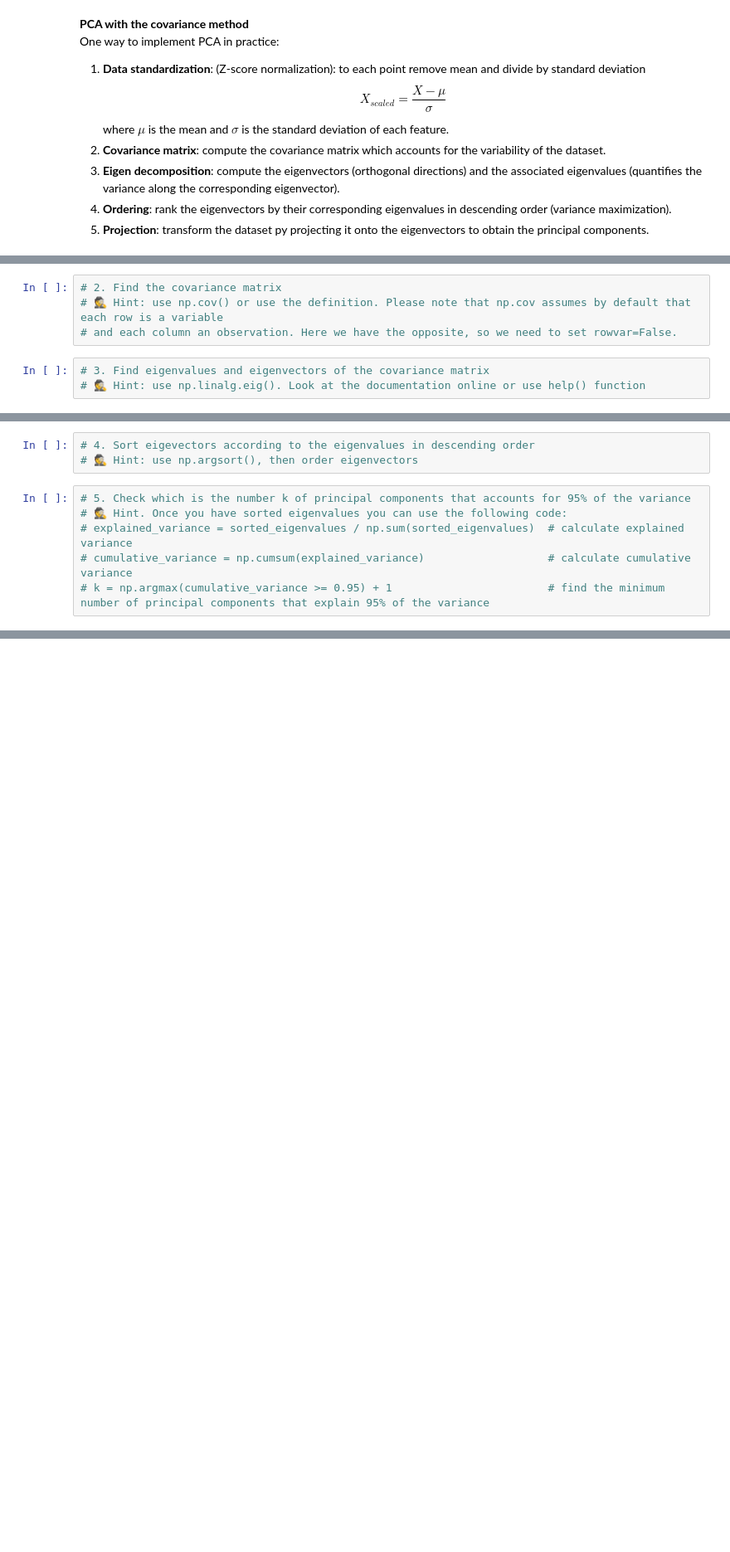
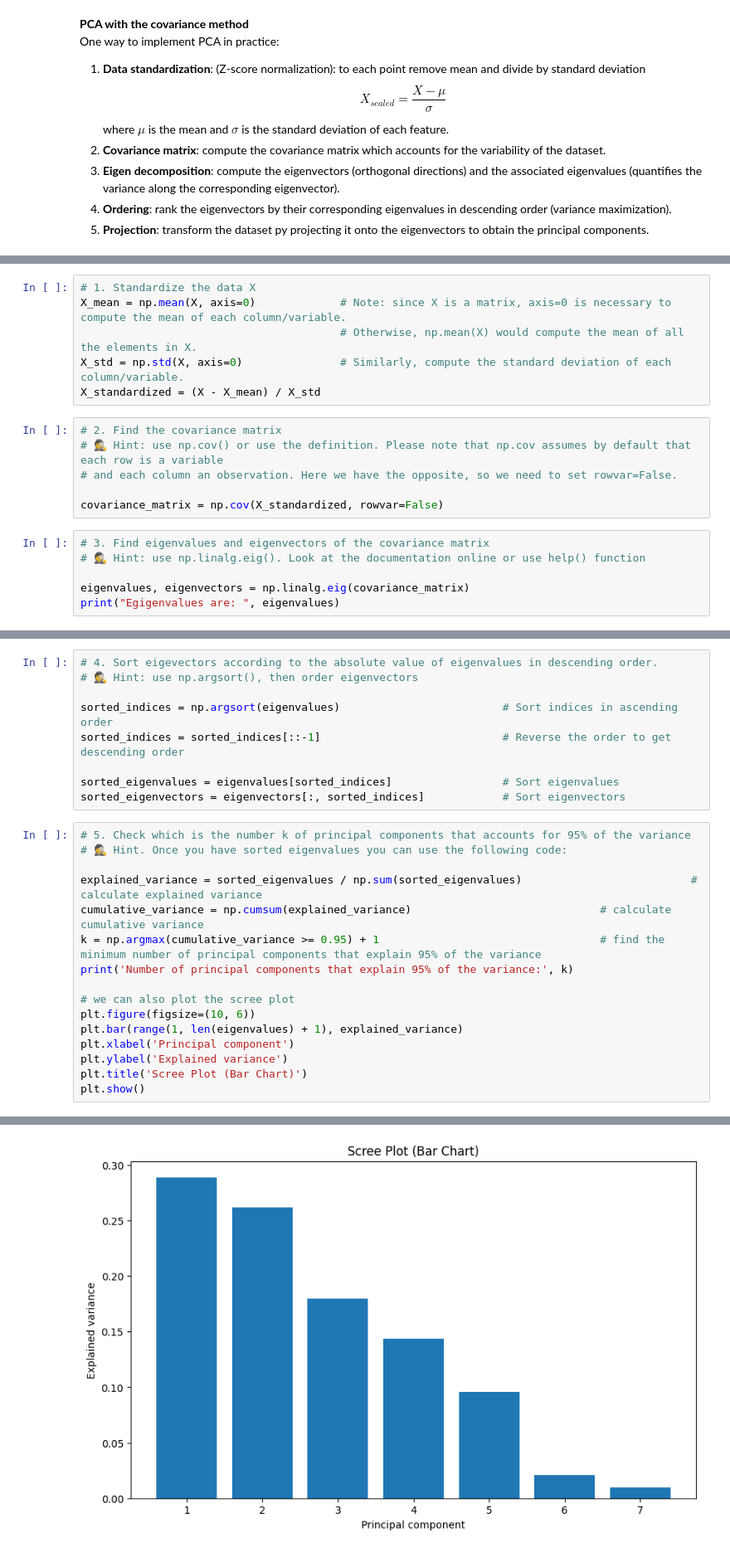
Before and after one commit to AMCO-UniPD/ML_lab_DEI_public, a Jupyter notebook: LAB1_p2_pca.ipynb, the cells around one changed output, grey strips where cells are left out. Shown: that part at 83% size. Drawn from its saved outputs; the diff is of its cells as text; blank space fills up the shorter version.

```diff
--- a/LAB1_p2_pca.ipynb
+++ b/LAB1_p2_pca.ipynb
@@ -62,7 +60,18 @@ X = cali_housing_df.drop('MedInc', axis=1)
+# %%
+# 1. Standardize the data X
+X_mean = np.mean(X, axis=0)             # Note: since X is a matrix, axis=0 is necessary to compute the mean of each column/variable.
+                                        # Otherwise, np.mean(X) would compute the mean of all the elements in X.
+X_std = np.std(X, axis=0)               # Similarly, compute the standard deviation of each column/variable.
+X_standardized = (X - X_mean) / X_std
 # %%
 # 2. Find the covariance matrix
 # 🕵 Hint: use np.cov() or use the definition. Please note that np.cov assumes by default that each row is a variable
 # and each column an observation. Here we have the opposite, so we need to set rowvar=False.
+
+covariance_matrix = np.cov(X_standardized, rowvar=False)
 # %%
 # 3. Find eigenvalues and eigenvectors of the covariance matrix
 # 🕵 Hint: use np.linalg.eig(). Look at the documentation online or use help() function
+
+eigenvalues, eigenvectors = np.linalg.eig(covariance_matrix)
+print("Egigenvalues are: ", eigenvalues)
@@ -69,9 +81,26 @@ X = cali_housing_df.drop('MedInc', axis=1)
 # %%
-# 4. Sort eigevectors according to the eigenvalues in descending order
+# 4. Sort eigevectors according to the absolute value of eigenvalues in descending order.
 # 🕵 Hint: use np.argsort(), then order eigenvectors
+
+sorted_indices = np.argsort(eigenvalues)                         # Sort indices in ascending order
+sorted_indices = sorted_indices[::-1]                            # Reverse the order to get descending order
+
+sorted_eigenvalues = eigenvalues[sorted_indices]                 # Sort eigenvalues
+sorted_eigenvectors = eigenvectors[:, sorted_indices]            # Sort eigenvectors
 # %%
 # 5. Check which is the number k of principal components that accounts for 95% of the variance
 # 🕵 Hint. Once you have sorted eigenvalues you can use the following code:
-# explained_variance = sorted_eigenvalues / np.sum(sorted_eigenvalues)  # calculate explained variance
-# cumulative_variance = np.cumsum(explained_variance)                   # calculate cumulative variance
-# k = np.argmax(cumulative_variance >= 0.95) + 1                        # find the minimum number of principal components that explain 95% of the variance
+
+explained_variance = sorted_eigenvalues / np.sum(sorted_eigenvalues)                          # calculate explained variance
+cumulative_variance = np.cumsum(explained_variance)                             # calculate cumulative variance
+k = np.argmax(cumulative_variance >= 0.95) + 1                                  # find the minimum number of principal components that explain 95% of the variance
+print('Number of principal components that explain 95% of the variance:', k)
+
+# we can also plot the scree plot
+plt.figure(figsize=(10, 6))
+plt.bar(range(1, len(eigenvalues) + 1), explained_variance)
+plt.xlabel('Principal component')
+plt.ylabel('Explained variance')
+plt.title('Scree Plot (Bar Chart)')
+plt.show()
+# %% [output]
@@ -77,0 +108 @@ X = cali_housing_df.drop('MedInc', axis=1)
+[figure, added]
```
Also changed, not shown: parts of 11 cells of this notebook.
